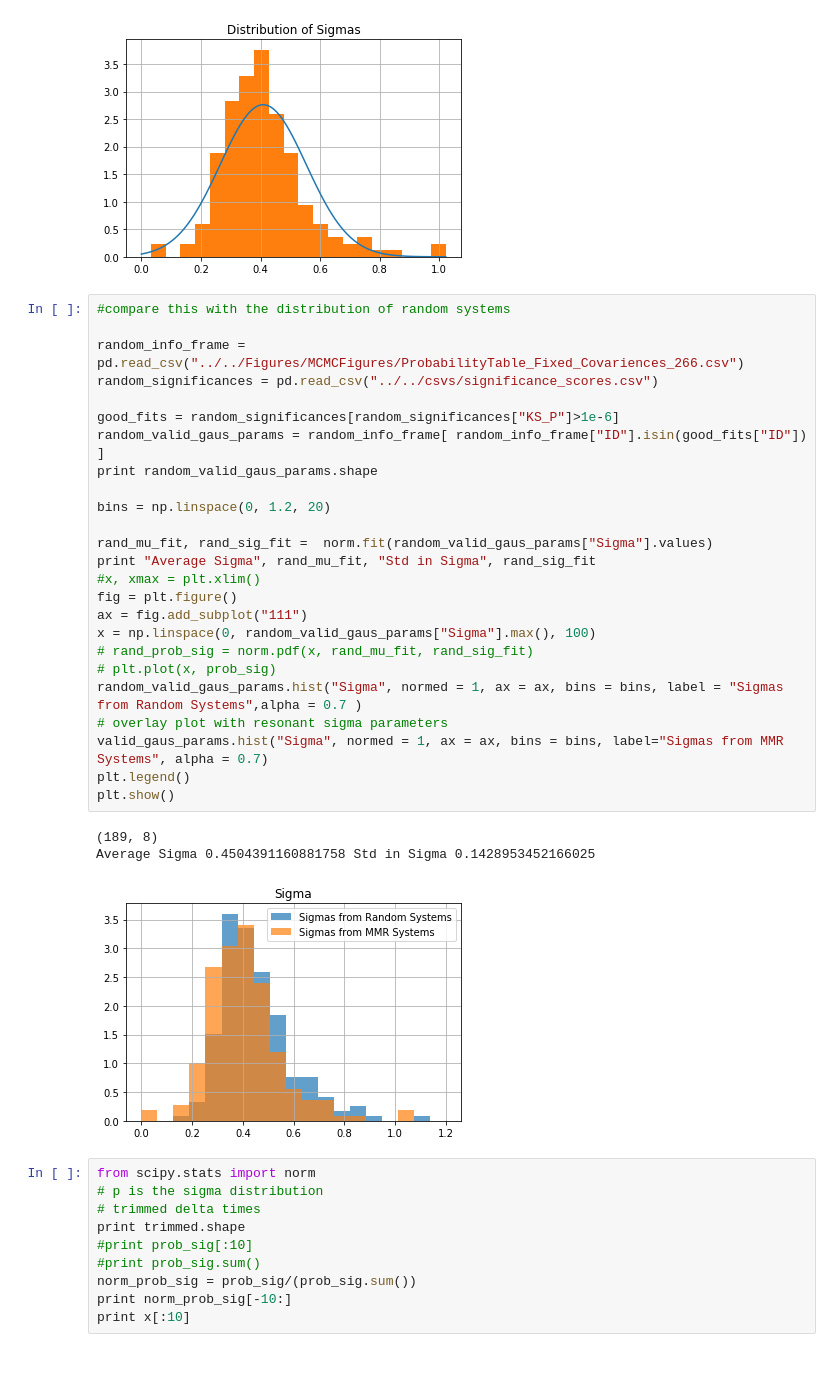
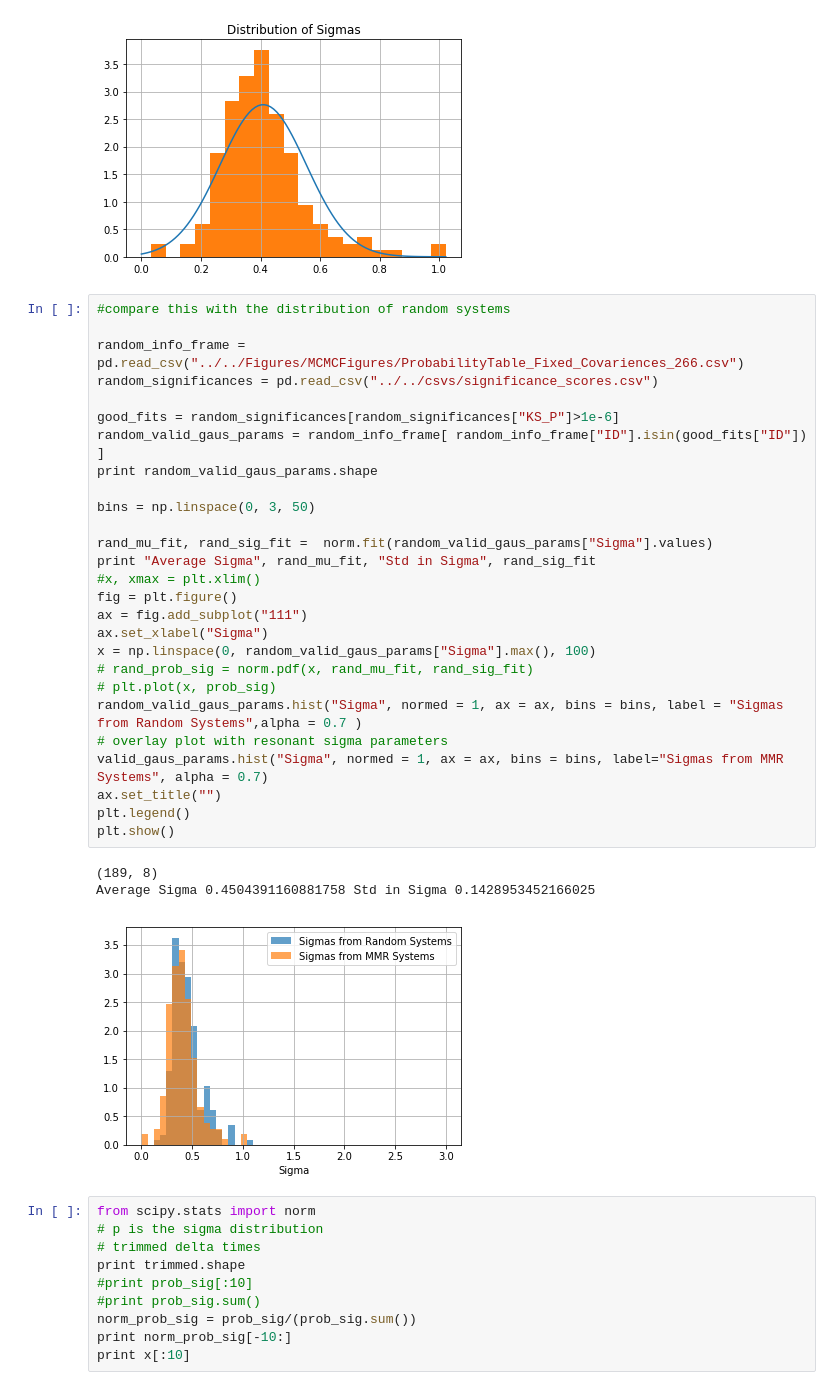
Before and after one commit to Naireen/MLstability, a Jupyter notebook: Analysis/Resonant/Gaussain Fits.ipynb, the cells around one changed output. Saved outputs shown, nothing was run; the diff lists cells and outputs as text; blank space fills up the shorter version.

```diff
--- a/Analysis/Resonant/Gaussain Fits.ipynb
+++ b/Analysis/Resonant/Gaussain Fits.ipynb
@@ -460,32 +460,34 @@ Average Sigma 0.4089997069038618 Std in Sigma 0.14447694424385432
 # %%
 #compare this with the distribution of random systems
 
 random_info_frame = pd.read_csv("../../Figures/MCMCFigures/ProbabilityTable_Fixed_Covariences_266.csv")
 random_significances = pd.read_csv("../../csvs/significance_scores.csv")
 
 good_fits = random_significances[random_significances["KS_P"]>1e-6]
 random_valid_gaus_params = random_info_frame[ random_info_frame["ID"].isin(good_fits["ID"]) ]
 print random_valid_gaus_params.shape
 
-bins = np.linspace(0, 1.2, 20)
+bins = np.linspace(0, 3, 50)
 
 rand_mu_fit, rand_sig_fit =  norm.fit(random_valid_gaus_params["Sigma"].values)
 print "Average Sigma", rand_mu_fit, "Std in Sigma", rand_sig_fit
 #x, xmax = plt.xlim()
 fig = plt.figure()
 ax = fig.add_subplot("111")
+ax.set_xlabel("Sigma")
 x = np.linspace(0, random_valid_gaus_params["Sigma"].max(), 100)
 # rand_prob_sig = norm.pdf(x, rand_mu_fit, rand_sig_fit)
 # plt.plot(x, prob_sig)
 random_valid_gaus_params.hist("Sigma", normed = 1, ax = ax, bins = bins, label = "Sigmas from Random Systems",alpha = 0.7 )
 # overlay plot with resonant sigma parameters
 valid_gaus_params.hist("Sigma", normed = 1, ax = ax, bins = bins, label="Sigmas from MMR Systems", alpha = 0.7)
+ax.set_title("")
 plt.legend()
 plt.show()
 # %% [output]
 (189, 8)
 Average Sigma 0.4504391160881758 Std in Sigma 0.1428953452166025
-[figure, old version]
+[figure, new version]
 # %%
 from scipy.stats import norm
 # p is the sigma distribution
```
Also changed, not shown: parts of 5 cells of this notebook.
